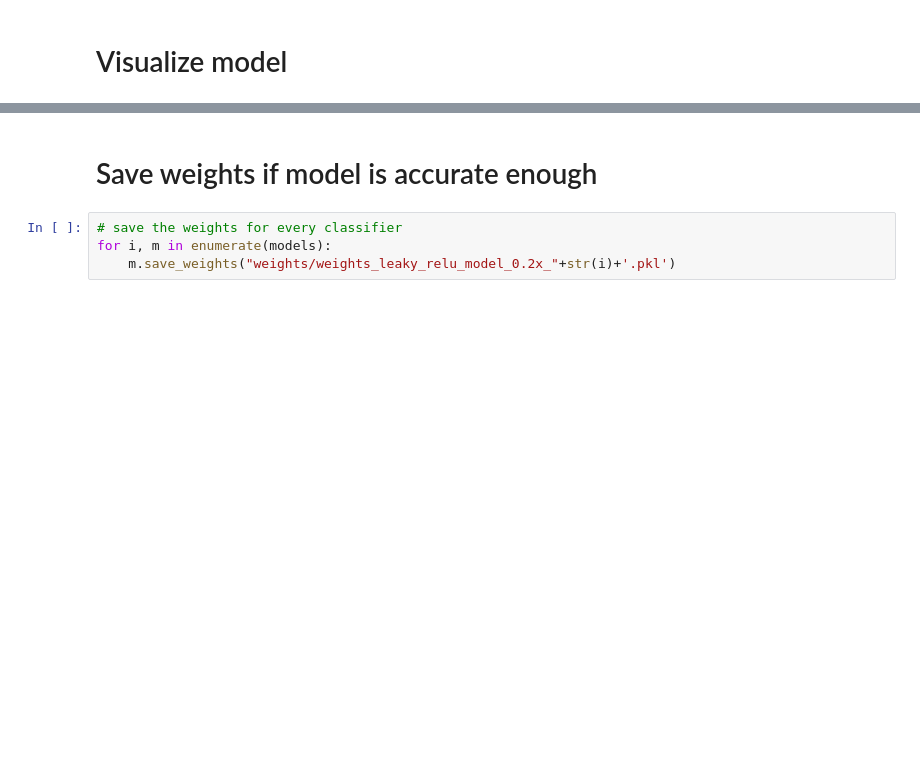
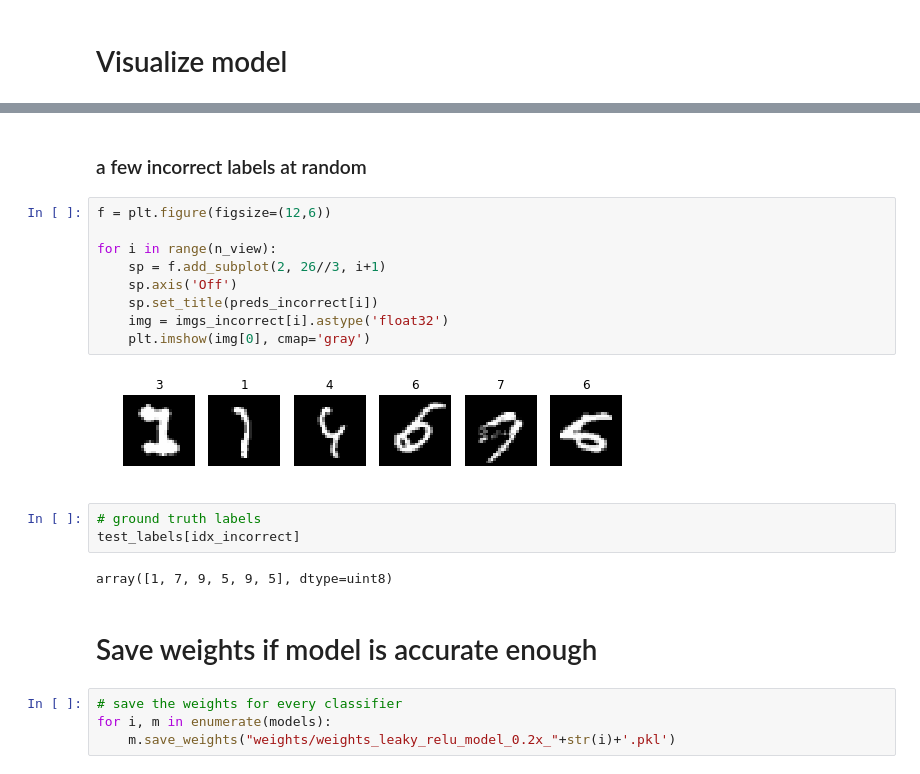
Before and after one commit to j05t/mnist, a Jupyter notebook: mnist-leaky_relu.ipynb, the cells around one changed output, grey strips where cells are left out. Saved outputs shown, nothing was run; the diff lists cells and outputs as text; blank space fills up the shorter version.

```diff
--- a/mnist-leaky_relu.ipynb
+++ b/mnist-leaky_relu.ipynb
@@ -437,3 +465,21 @@ SVG(model_to_dot(models[0]).create(prog='dot', format='svg'))
+# %% [markdown]
+### a few incorrect labels at random
+# %%
+f = plt.figure(figsize=(12,6))
+
+for i in range(n_view):
+    sp = f.add_subplot(2, 26//3, i+1)
+    sp.axis('Off')
+    sp.set_title(preds_incorrect[i])
+    img = imgs_incorrect[i].astype('float32')
+    plt.imshow(img[0], cmap='gray')
+# %% [output]
+[figure, added]
+# %%
+# ground truth labels
+test_labels[idx_incorrect]
+# %% [output]
+array([1, 7, 9, 5, 9, 5], dtype=uint8)
 # %% [markdown]
 # Save weights if model is accurate enough
 # %%
```
Also changed, not shown: parts of 37 cells of this notebook.
